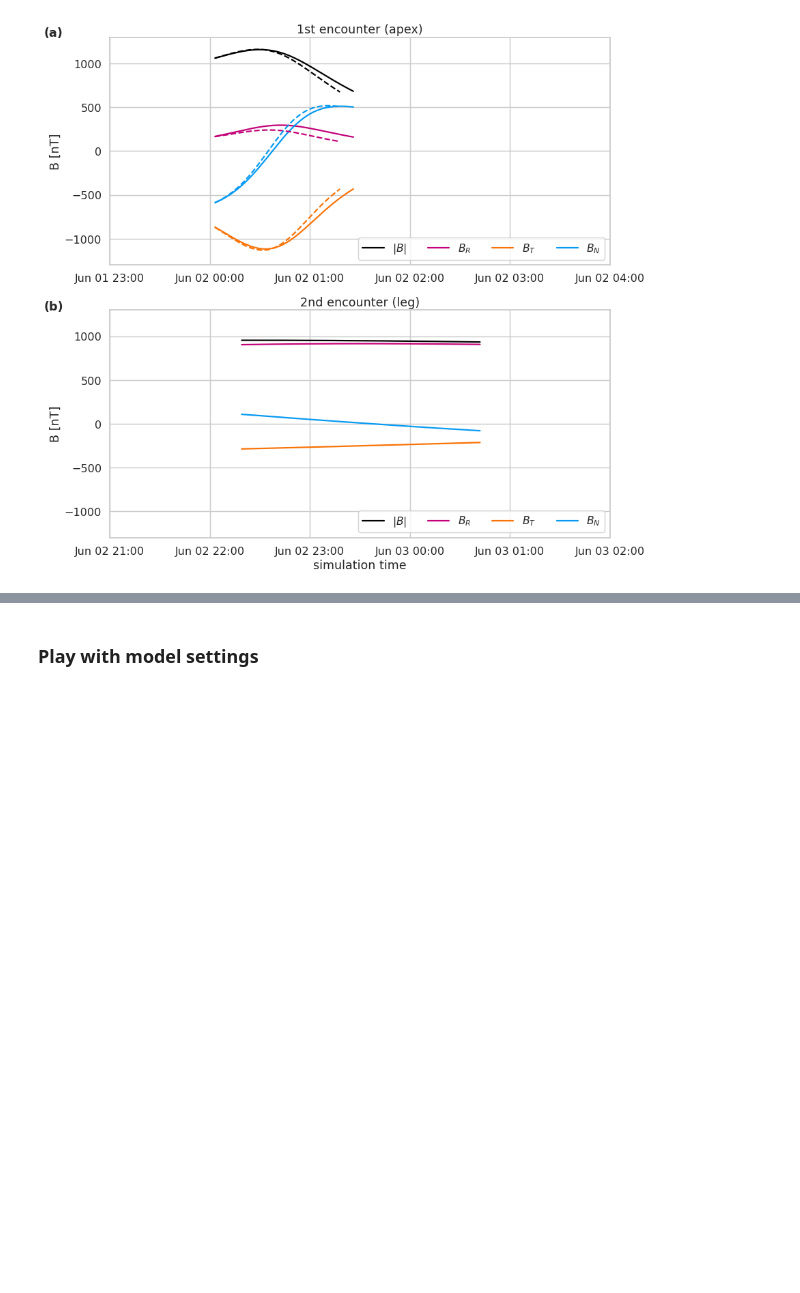
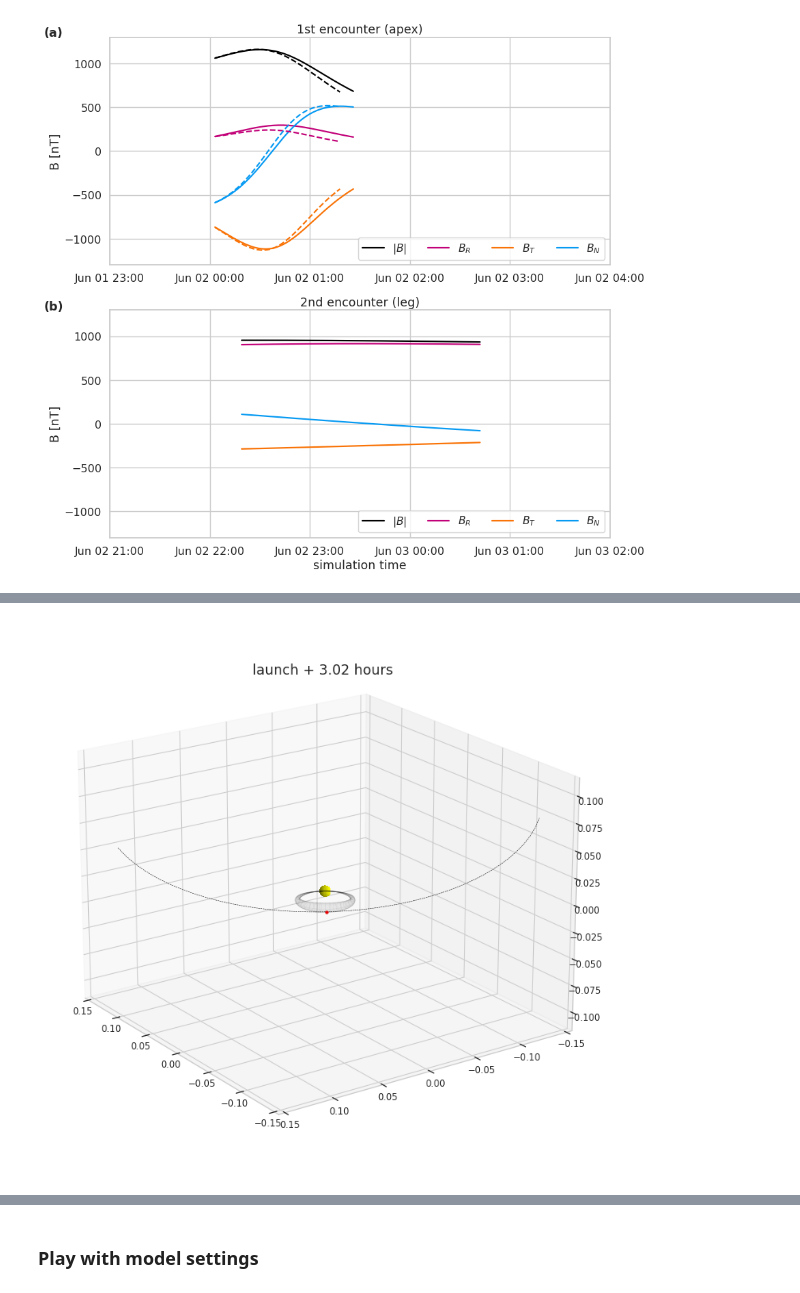
Before and after one commit to helioforecast/Papers, a Jupyter notebook: Moestl2020_PSP_rate/cme_rate.ipynb, the cells around one changed output, grey strips where cells are left out. Drawn from its saved outputs; the diff is of its cells as text; code cells hidden in the pictures; blank space fills up the shorter version.

Commit message:
animation started

```diff
--- a/Moestl2020_PSP_rate/cme_rate.ipynb
+++ b/Moestl2020_PSP_rate/cme_rate.ipynb
@@ -2645,50 +2713,92 @@ plt.tight_layout()
 # %%
-
-
 def plot_configure_anim(ax, **kwargs):
     view_azim = kwargs.pop("view_azim", -25)
     view_elev = kwargs.pop("view_elev", 25)
     view_radius = kwargs.pop("view_radius", .5)
 
+    #draw sun
+    ax.plot_surface(x, y, z, rstride=1, cstride=1, color='yellow', linewidth=0, antialiased=False)
+
     ax.view_init(azim=view_azim, elev=view_elev)
 
     ax.set_xlim([-view_radius, view_radius])
     ax.set_ylim([-view_radius, view_radius])
-    ax.set_zlim([-view_radius, view_radius])
+    #adjust scaling as matplotlib lacks automatic aspect ratio setting
+    ax.set_zlim([-view_radius*0.75, view_radius*0.75])
+
+    #adjust z axis scaling
+    #ax.set_xlim(-0.5, 0.5)
+    #ax.set_ylim(-0.5, 0.5)
+    #ax.set_zlim(-0.5, 0.5)
+    #ax.set_xscale('linear')
 
     #ax.set_axis_off()
 
-#time for the animation
-tlist=[]
-for i in np.arange(1,2000,200):
-    tlist.append(t_launch+datetime.timedelta(minutes=float(i)))
+def make_frame(k):
 
-#sns.set_style('whitegrid')
-
-
-fk=0
-
-for k in np.arange(1,len(tlist)):
-
-    fig = plt.figure(51,figsize=(15, 10),dpi=200)
+    fig = plt.figure(51,figsize=(15, 15),dpi=50)
     ax = fig.add_subplot(111, projection='3d')
     ax.autoscale(enable=True, axis='both', tight=None)
 
-    plot_configure_anim(ax, view_azim=0, view_elev=90, view_radius=.15)
-    #plot_configure(ax, view_azim=125, view_elev=35, view_radius=.04)
+    #top view
+    #plot_configure_anim(ax, view_azim=0, view_elev=90, view_radius=.15)
 
+    #top view tilted by 30 degree (about elevation of Solar Orbiter)
+    plot_configure_anim(ax, view_azim=145, view_elev=20, view_radius=.15)
+
+
+
+    #face on view
+    #plot_configure_anim(ax, view_azim=145, view_elev=00, view_radius=.08)
+
+    #edge on view
+    #plot_configure_anim(ax, view_azim=145+90, view_elev=0, view_radius=.08)
+
+    #tilted view
+    #plot_configure_anim(ax, view_azim=125, view_elev=40, view_radius=.04)
 
     plot_3dcore(ax, model_obj, tlist[k], color=C0)
     #plot_3dcore_field(ax, model_obj, color=C_A, steps=400, step_size=0.0005, lw=1.5, ls=":")
+
+    #psp position as point
     plot_traj(ax, "PSP", tlist[k], frame="ECLIPJ2000", color=C_A)
+    #dotted trajectory
+    plot_traj(ax, "PSP", TP_B, frame="ECLIPJ2000", color="k", traj_pos=False, traj_major=None, traj_minor=144,lw=1.5)
 
-    framestr = '%05i' % (fk)
-    fk=fk+1
-    plt.savefig(animdirectory+'/3dcore_psp_'+framestr+'.jpg')
-    print('frame:', fk)
+    #write hours since launch time on top
+    plt.annotate('launch + '+str(np.round((parse_time(tlist[k]).plot_date-parse_time(t_launch).plot_date)*24,2))+' hours',[0.5,0.9],ha='center',xycoords='figure fraction',fontsize=25)
+
+    plt.tight_layout()
+    framestr = '%05i' % (k)
+    plt.savefig(animdirectory+'/3dcore_psp_'+framestr+'.jpg',dpi=100)
+    print('frame:', k)
     plt.close(51)
 
-#plt.tight_layout()
 
-os.system('ffmpeg -r 5 -i '+str(animdirectory)+'/3dcore_psp_%05d.jpg -b 5000k -r 5 '+str(outputdirectory)+'/3dcore_psp.mp4 -y -loglevel quiet')
+################## make animation
+
+#time for the animation as list
+tlist=[]
+for i in np.arange(1,2500,20):
+    tlist.append(t_launch+datetime.timedelta(minutes=float(i)))
+
+
+print('number of frames',len(tlist))
+#sns.set_style('whitegrid')
+
+#clock computing time
+starttime1=time.time()
+
+######## make frames
+#make_frame(83)
+
+
+
+#make all frame
+for k in np.arange(1,len(tlist)):
+    make_frame(k)
+
+os.system('ffmpeg -r 5 -i '+str(animdirectory)+'/3dcore_psp_%05d.jpg -b 5000k -r 5 '+str(outputdirectory)+'/moestl2020_3dcore_psp.mp4 -y -loglevel quiet')
+
+print('movie finished in',np.round((time.time()-starttime1)/60,2),' minutes')
 # %% [output]
@@ -2704,0 +2815 @@ frame: 9
+[figure, added]
```
Also changed, not shown: parts of 14 cells of this notebook, 1 other file.
